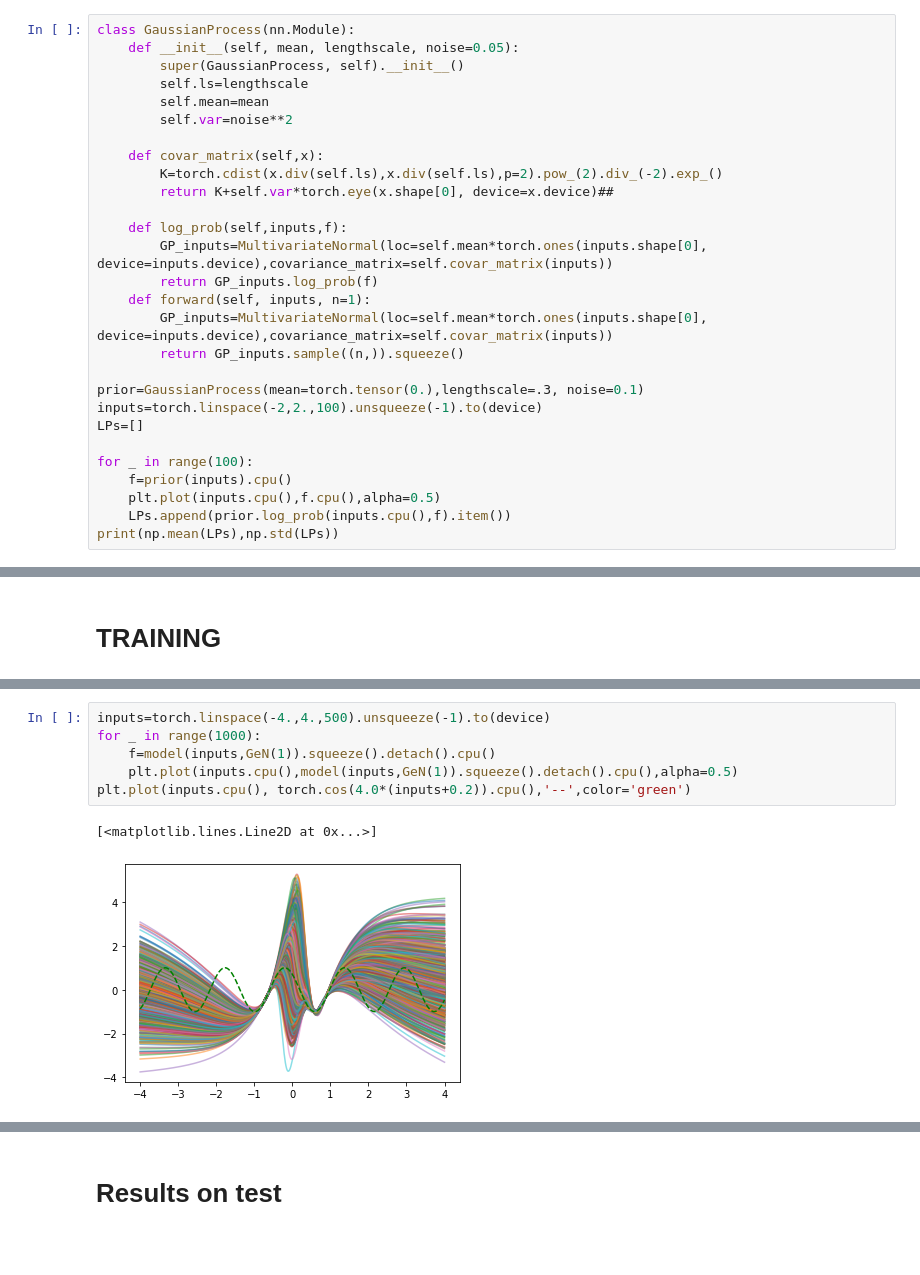
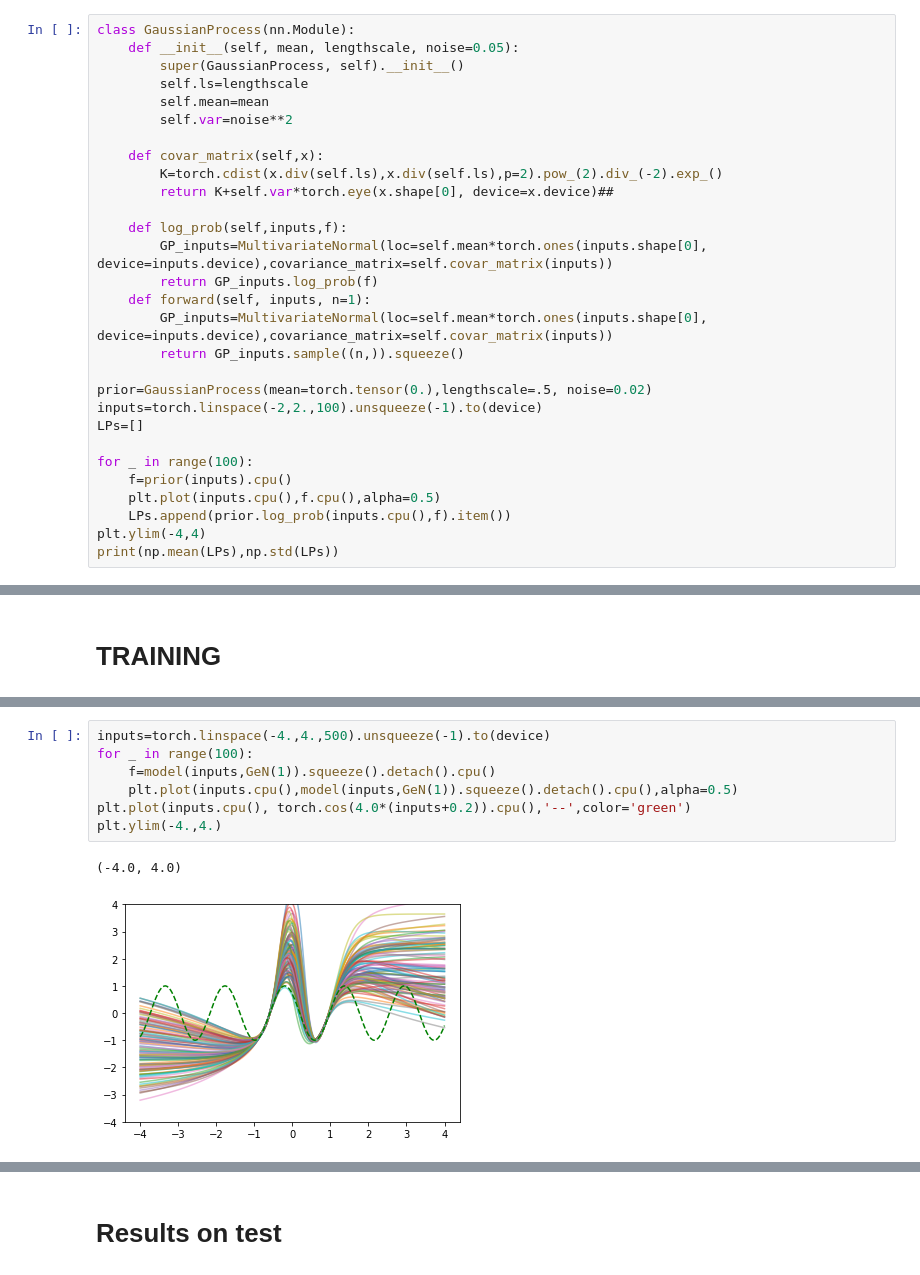
Before and after one commit to yannpequignot/IVISpaces, a Jupyter notebook: Notebooks/FuNNeVI_refact-Mixture-Toy-GPprior.ipynb, the cells around one changed output, grey strips where cells are left out. Drawn from its saved outputs; the diff is of its cells as text; blank space fills up the shorter version.

```diff
--- a/Notebooks/FuNNeVI_refact-Mixture-Toy-GPprior.ipynb
+++ b/Notebooks/FuNNeVI_refact-Mixture-Toy-GPprior.ipynb
@@ -86,7 +87,7 @@ class GaussianProcess(nn.Module):
         GP_inputs=MultivariateNormal(loc=self.mean*torch.ones(inputs.shape[0], device=inputs.device),covariance_matrix=self.covar_matrix(inputs))
         return GP_inputs.sample((n,)).squeeze()
 
-prior=GaussianProcess(mean=torch.tensor(0.),lengthscale=.3, noise=0.1)
+prior=GaussianProcess(mean=torch.tensor(0.),lengthscale=.5, noise=0.02)
 inputs=torch.linspace(-2,2.,100).unsqueeze(-1).to(device)
 LPs=[]
 
@@ -94,5 +95,6 @@ for _ in range(100):
     f=prior(inputs).cpu()
     plt.plot(inputs.cpu(),f.cpu(),alpha=0.5)
     LPs.append(prior.log_prob(inputs.cpu(),f).item())
+plt.ylim(-4,4)
 print(np.mean(LPs),np.std(LPs))
 # %% [output]
@@ -351,12 +397,13 @@ Epoch   629: reducing learning rate of group 0 to 1.0000e-04.
 # %%
 inputs=torch.linspace(-4.,4.,500).unsqueeze(-1).to(device)
-for _ in range(1000):
+for _ in range(100):
     f=model(inputs,GeN(1)).squeeze().detach().cpu()
     plt.plot(inputs.cpu(),model(inputs,GeN(1)).squeeze().detach().cpu(),alpha=0.5)
 plt.plot(inputs.cpu(), torch.cos(4.0*(inputs+0.2)).cpu(),'--',color='green')
+plt.ylim(-4.,4.)
 # %% [output]
-[<matplotlib.lines.Line2D at 0x...>]
+(-4.0, 4.0)
-[figure, old version]
+[figure, new version]
 # %%
 %matplotlib inline
 fig=setup.makePlotCI(GeN(1000).detach(),device,sigma_noise)
```
Also changed, not shown: parts of 12 cells of this notebook, 15 other files.
